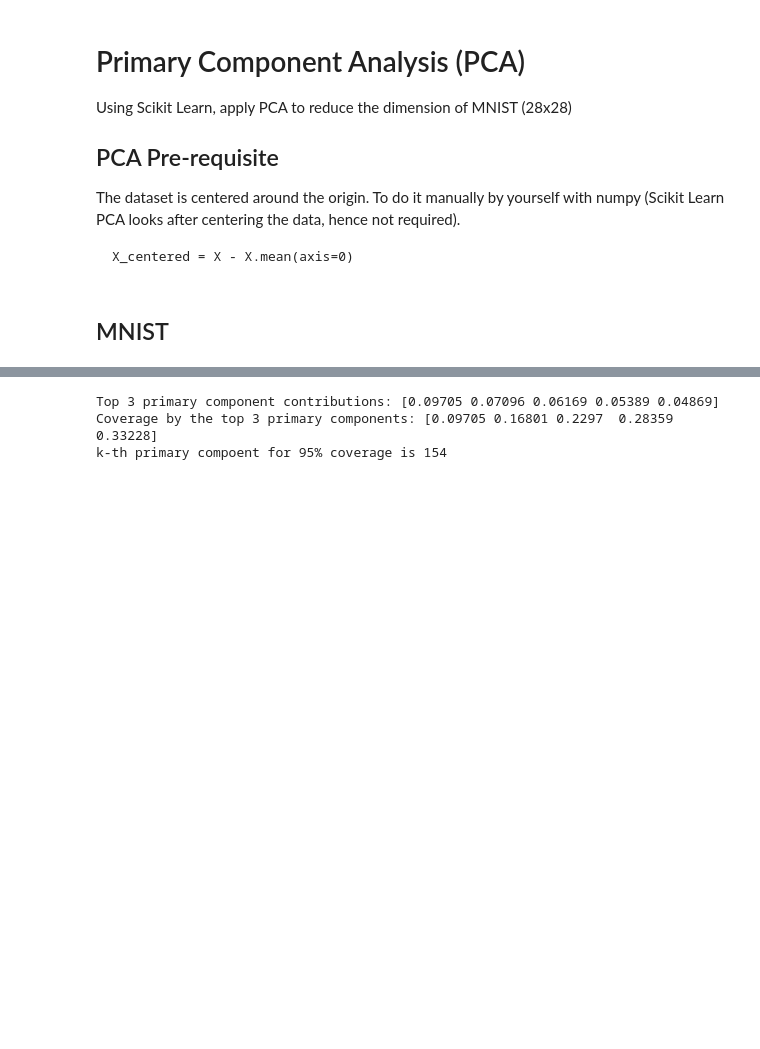
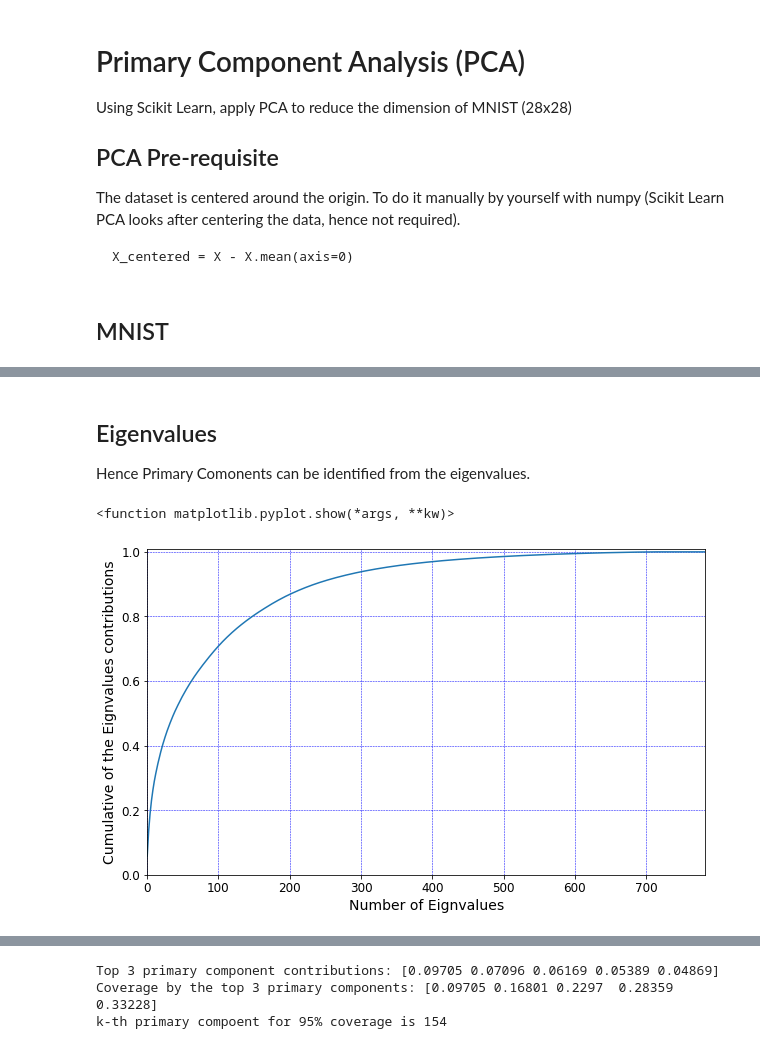
Before and after one commit to oonisim/Jupyter-Notebok, a Jupyter notebook: pca.ipynb, the cells around one changed output, grey strips where cells are left out. Saved outputs shown, nothing was run; the diff lists cells and outputs as text; code cells hidden in the pictures; blank space fills up the shorter version.

```diff
--- a/pca.ipynb
+++ b/pca.ipynb
@@ -75,5 +76,61 @@ Those onthogonal bases are the eigenvectors and the eigenvalues are the variance
 
 <img align="left" src="./images/pca/basis.variance_to_primary_component.png" width="1000">
+# %% [markdown]
+## Eigenvalues
+Hence Primary Comonents can be identified from the eigenvalues.
+# %%
+np.set_printoptions(
+    suppress=True #, formatter={'float_kind':'{:0.5f}'.format}
+)
+
+from sklearn.preprocessing import StandardScaler
+X_centered = StandardScaler().fit_transform(X_train - X_train.mean(axis=0))
+
+covariance_matrx = X_centered.T.dot(X_centered)
+eigenvalues, eigenvectors = np.linalg.eig(covariance_matrx)
+
+eigenvalues_ratios = np.sort(eigenvalues / np.sum(eigenvalues))[::-1]
+eigenvalues_coverages = np.cumsum(eigenvalues_ratios)
+# %%
+dimensions = range(0, len(eigenvalues_ratios))
+
+plt.figure(figsize=(10, 6))
+
+# --------------------------------------------------------------------------------
+# Axes
+# [Axis limits]
+# With plt.axes() you are creating a new axes again.
+# Use ax.set_xlim(a,b) and ax.set_ylim(a,b)
+# --------------------------------------------------------------------------------
+#plt.axis((0,max(dimensions),0,1.01))
+# --------------------------------------------------------------------------------
+ax = plt.gca()
+ax.set_xlim(0, max(dimensions))
+ax.set_ylim(0, 1.01)
+ax.set_xlabel("Number of Eignvalues")
+ax.set_ylabel("Cumulative of the Eignvalues contributions")
+
+# --------------------------------------------------------------------------------
+# Grid
+# --------------------------------------------------------------------------------
+import math
+import matplotlib.ticker as ticker
+
+plt.grid(
+    color='b',
+    linestyle='--',
+    linewidth=0.5,
+    which='both'     # Both major and minor grids
+)
+
+# --------------------------------------------------------------------------------
+# Information coverage along Primary Components
+# --------------------------------------------------------------------------------
+plt.plot(dimensions, eigenvalues_coverages)
+plt.show
+# %% [output]
+<function matplotlib.pyplot.show(*args, **kw)>
+[figure, added]
 # %% [markdown]
 ## Map (Rorate & Extend)
 <img align="left" src="./images/pca/basis.rotate_to_map.png" width="400">
```
Also changed, not shown: parts of 12 cells of this notebook, 3 other files.
